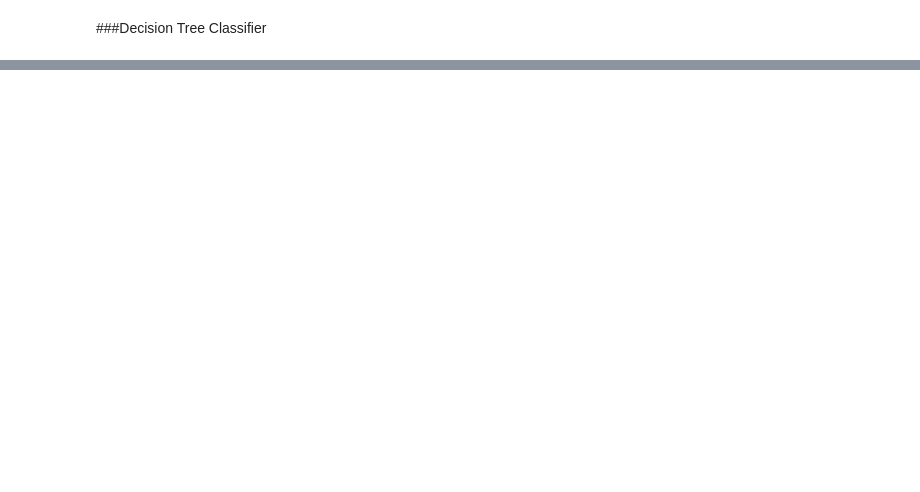
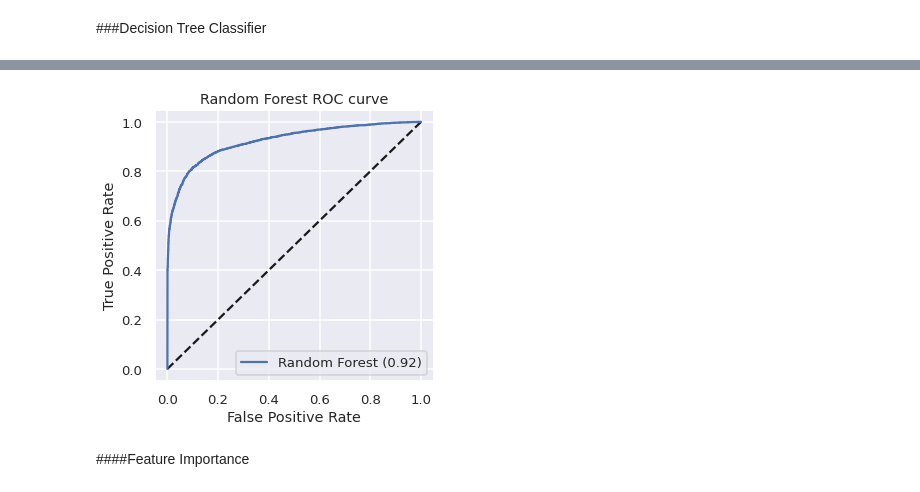
Before and after one commit to Anku0210/Credit-Card-Default-Prediction, a Jupyter notebook: Credit_Card_Default_Prediction_Capstone_Project.ipynb, the cells around one changed output, grey strips where cells are left out. Cells and saved outputs as stored; diff of their text form; code cells hidden in the pictures; blank space fills up the shorter version.

```diff
--- a/Credit_Card_Default_Prediction_Capstone_Project.ipynb
+++ b/Credit_Card_Default_Prediction_Capstone_Project.ipynb
@@ -656,0 +793,7 @@ plt.show()
+# %%
+classifier = RandomForestClassifier() # For GBM, use GradientBoostingClassifier()
+grid_values = {'n_estimators':[50, 65, 80, 95,120], 'max_depth':[3, 5, 7,9,12]}
+GSclassifier = GridSearchCV(classifier, param_grid = grid_values, scoring = 'roc_auc', cv=5)
+
+# Fit the object to train dataset
+GSclassifier.fit(X_train, y_train)
@@ -656,0 +805,3 @@ plt.show()
+# %%
+bestvalues=GSclassifier.best_params_
+GSclassifier.best_params_
@@ -656,0 +810,4 @@ plt.show()
+# %%
+classifier = RandomForestClassifier(max_depth=bestvalues['max_depth'],n_estimators=bestvalues['n_estimators']) # For GBM, use GradientBoostingClassifier()
+
+classifier.fit(X_train, y_train)
@@ -656,0 +819,3 @@ plt.show()
+# %%
+y_rf_predict_pro=classifier.predict_proba(X_test)[:,1]
+fpr_rf, tpr_rf, thresholds_rf = roc_curve(y_test, y_rf_predict_pro)
@@ -656,0 +851,13 @@ plt.show()
+# %%
+plt.figure(figsize=(5,5))
+plt.plot([0,1],[0,1],'k--')
+plt.plot(fpr_rf,tpr_rf, label='Random Forest (%0.2f)' % roc_auc_score(y_test,y_rf_predict_pro))
+plt.xlabel('False Positive Rate')
+plt.ylabel('True Positive Rate')
+plt.title('Random Forest ROC curve')
+plt.legend()
+plt.show()
+# %% [output]
+[figure, added]
+# %% [markdown]
+####Feature Importance
```
Also changed, not shown: parts of 81 cells of this notebook.
